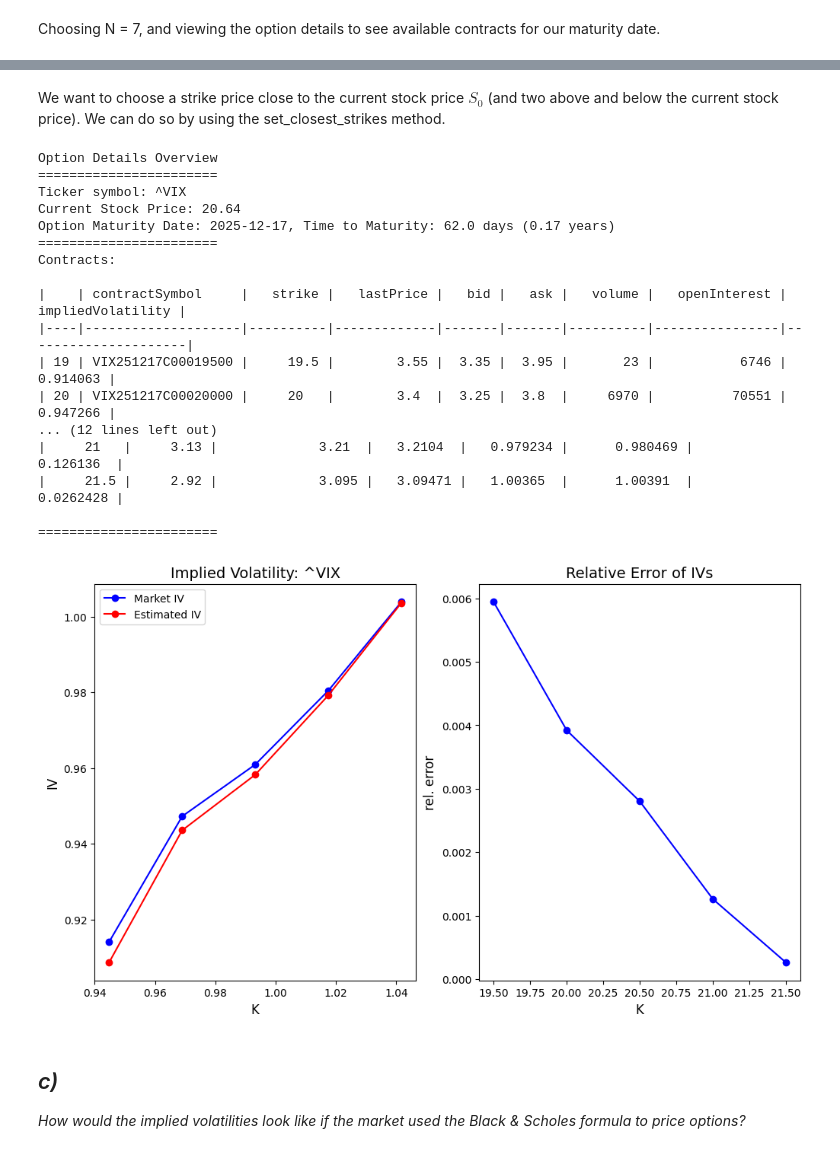
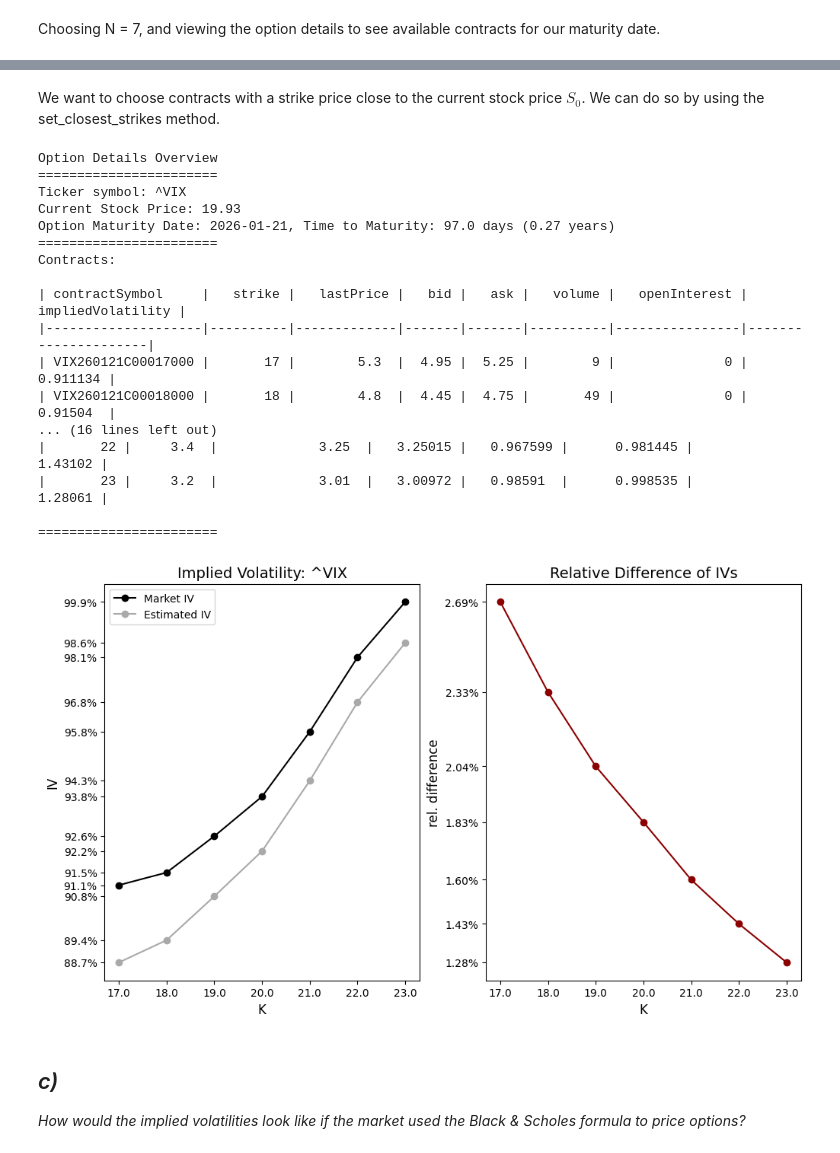
Before and after one commit to nordensten/fin_tools, a Jupyter notebook: portfolio_analysis.ipynb, the cells around one changed output, grey strips where cells are left out. Cells and saved outputs as stored; diff of their text form; code cells hidden in the pictures.

```diff
--- a/portfolio_analysis.ipynb
+++ b/portfolio_analysis.ipynb
@@ -201,9 +201,9 @@ plt.show()
 I have decided to use the CBOE VIX index, with data extracted from Yahoo Finance through the yfinance python module. Let us initialize the Option class, add the VIX ticker (^VIX), and set the risk-free rate to the same value as in the previous subproblem.
 # %%
 option = Option()
-#option.add_ticker("^VIX")
+option.add_ticker("^VIX")
 #option.add_ticker("EQNR")
-option.add_ticker("AAPL")
+#option.add_ticker("AAPL")
 option.set_risk_free_rate(0.04)
 # %% [markdown]
 Let us now view our Option details.
@@ -251,30 +251,30 @@ Contracts:
 
 =======================
 # %% [markdown]
-We want to choose a strike price close to the current stock price $S_0$ (and two above and below the current stock price). We can do so by using the set_closest_strikes method.
+We want to choose contracts with a strike price close to the current stock price $S_0$. We can do so by using the set_closest_strikes method.
 # %%
-option.set_closest_strikes(2)
+option.set_closest_strikes(3)
 option.view_option_details()
 option.plot_implied_volatility()
 # %% [output]
 Option Details Overview
 =======================
 Ticker symbol: ^VIX
-Current Stock Price: 20.64
-Option Maturity Date: 2025-12-17, Time to Maturity: 62.0 days (0.17 years)
+Current Stock Price: 19.93
+Option Maturity Date: 2026-01-21, Time to Maturity: 97.0 days (0.27 years)
 =======================
 Contracts:
 
-|    | contractSymbol     |   strike |   lastPrice |   bid |   ask |   volume |   openInterest |   impliedVolatility |
-|----|--------------------|----------|-------------|-------|-------|----------|----------------|---------------------|
-| 19 | VIX251217C00019500 |     19.5 |        3.55 |  3.35 |  3.95 |       23 |           6746 |            0.914063 |
-| 20 | VIX251217C00020000 |     20   |        3.4  |  3.25 |  3.8  |     6970 |          70551 |            0.947266 |
-... (12 lines left out)
-|     21   |     3.13 |             3.21  |   3.2104  |   0.979234 |      0.980469 |            0.126136  |
-|     21.5 |     2.92 |             3.095 |   3.09471 |   1.00365  |      1.00391  |            0.0262428 |
+| contractSymbol     |   strike |   lastPrice |   bid |   ask |   volume |   openInterest |   impliedVolatility |
+|--------------------|----------|-------------|-------|-------|----------|----------------|---------------------|
+| VIX260121C00017000 |       17 |        5.3  |  4.95 |  5.25 |        9 |              0 |            0.911134 |
+| VIX260121C00018000 |       18 |        4.8  |  4.45 |  4.75 |       49 |              0 |            0.91504  |
+... (16 lines left out)
+|       22 |     3.4  |             3.25  |   3.25015 |   0.967599 |      0.981445 |              1.43102 |
+|       23 |     3.2  |             3.01  |   3.00972 |   0.98591  |      0.998535 |              1.28061 |
 
 =======================
-[figure, old version]
+[figure, new version]
 # %% [markdown]
 ## *c)* ##
 *How would the implied volatilities look like if the market used the Black & Scholes formula to price options?*
```
Also changed, not shown: parts of 7 cells of this notebook, 2 other files.
